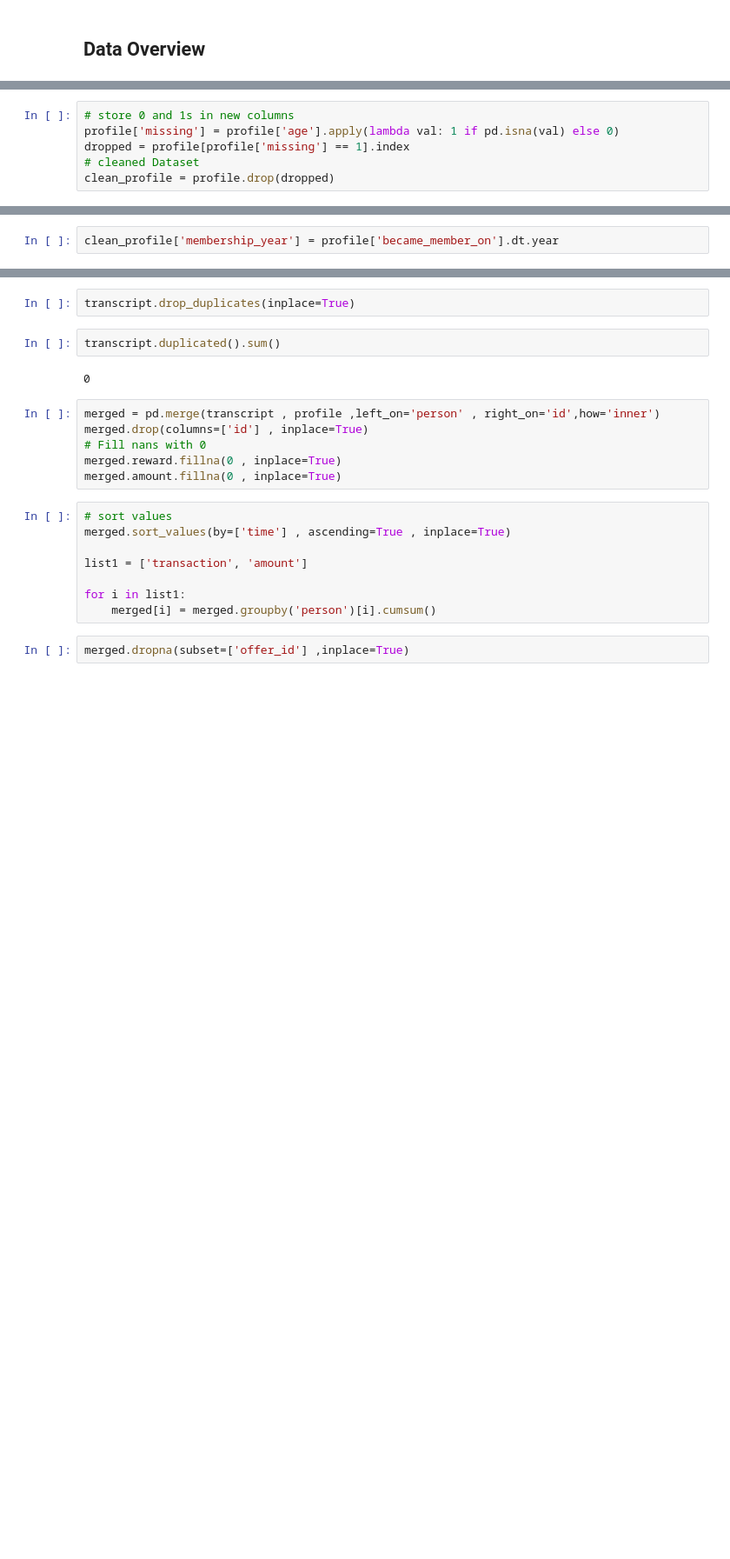
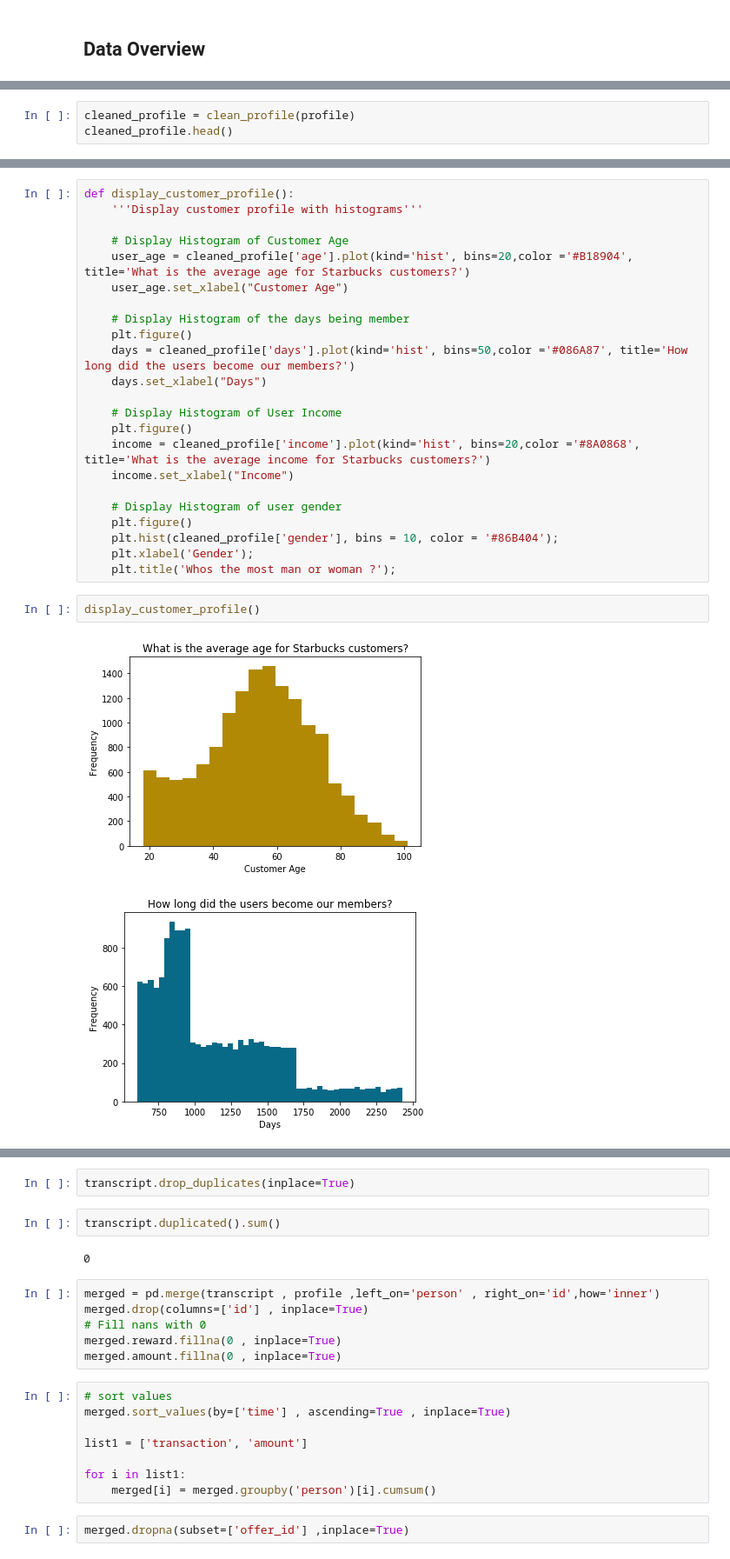
Before and after one commit to MlataIbrahim/Starbucks-Capstone-Project, a Jupyter notebook: Starbucks_Capstone_notebook.ipynb, the cells around one changed output, grey strips where cells are left out. Shown at 87% size. Cells and saved outputs as stored; diff of their text form; blank space fills up the shorter version.

```diff
--- a/Starbucks_Capstone_notebook.ipynb
+++ b/Starbucks_Capstone_notebook.ipynb
@@ -158,6 +77,0 @@ profile = profile[profile.age < 118].reset_index(drop=True)
-# %%
-# store 0 and 1s in new columns
-profile['missing'] = profile['age'].apply(lambda val: 1 if pd.isna(val) else 0)
-dropped = profile[profile['missing'] == 1].index
-# cleaned Dataset
-clean_profile = profile.drop(dropped)
@@ -229,2 +77,0 @@ plt.title('Customer Gender');
-# %%
-clean_profile['membership_year'] = profile['became_member_on'].dt.year
@@ -273,0 +204,3 @@ transcript = pd.get_dummies(transcript , columns=['event'] , prefix='' ,prefix_s
+# %%
+cleaned_profile = clean_profile(profile)
+cleaned_profile.head()
@@ -273,0 +267,28 @@ transcript = pd.get_dummies(transcript , columns=['event'] , prefix='' ,prefix_s
+# %%
+def display_customer_profile():
+    '''Display customer profile with histograms'''
+
+    # Display Histogram of Customer Age
+    user_age = cleaned_profile['age'].plot(kind='hist', bins=20,color ='#B18904', title='What is the average age for Starbucks customers?')
+    user_age.set_xlabel("Customer Age")
+
+    # Display Histogram of the days being member
+    plt.figure()
+    days = cleaned_profile['days'].plot(kind='hist', bins=50,color ='#086A87', title='How long did the users become our members?')
+    days.set_xlabel("Days")
+
+    # Display Histogram of User Income
+    plt.figure()
+    income = cleaned_profile['income'].plot(kind='hist', bins=20,color ='#8A0868', title='What is the average income for Starbucks customers?')
+    income.set_xlabel("Income")
+
+    # Display Histogram of user gender
+    plt.figure()
+    plt.hist(cleaned_profile['gender'], bins = 10, color = '#86B404');
+    plt.xlabel('Gender');
+    plt.title('Whos the most man or woman ?');
+# %%
+display_customer_profile()
+# %% [output]
+[figure, added]
+[figure, added]
```
Also changed, not shown: parts of 83 cells of this notebook, 3 other files.
